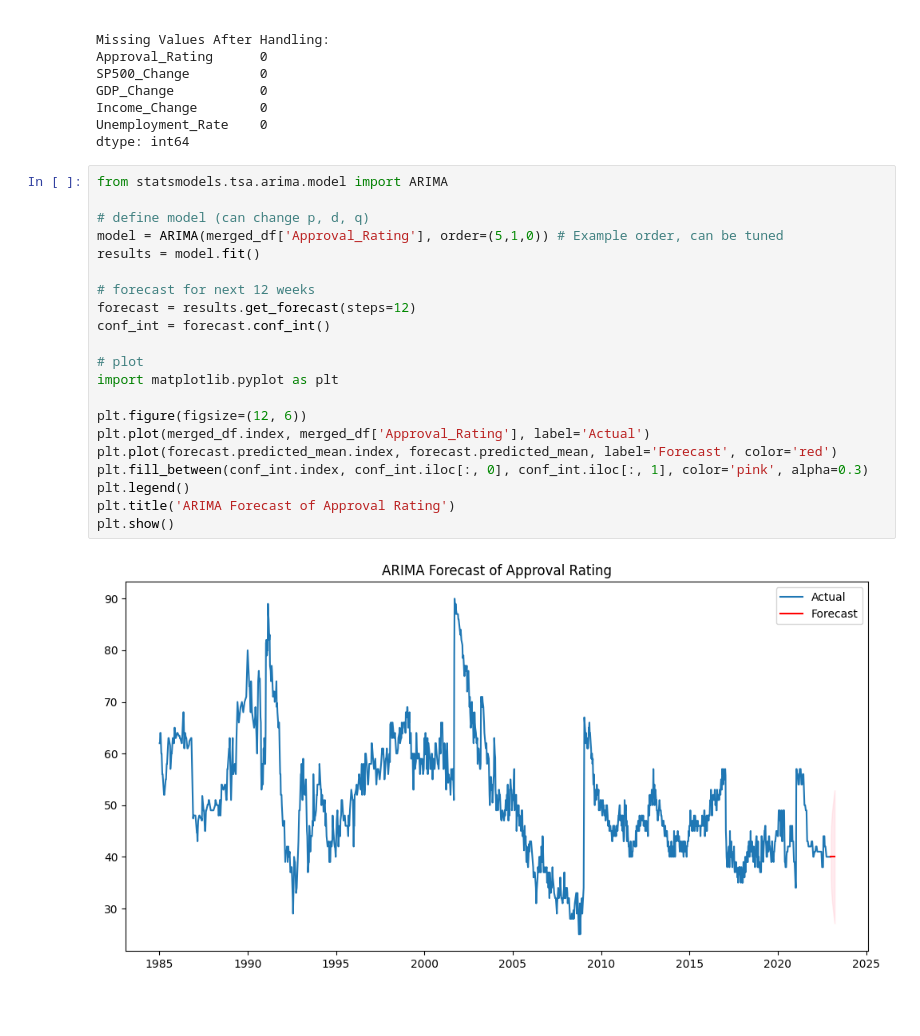
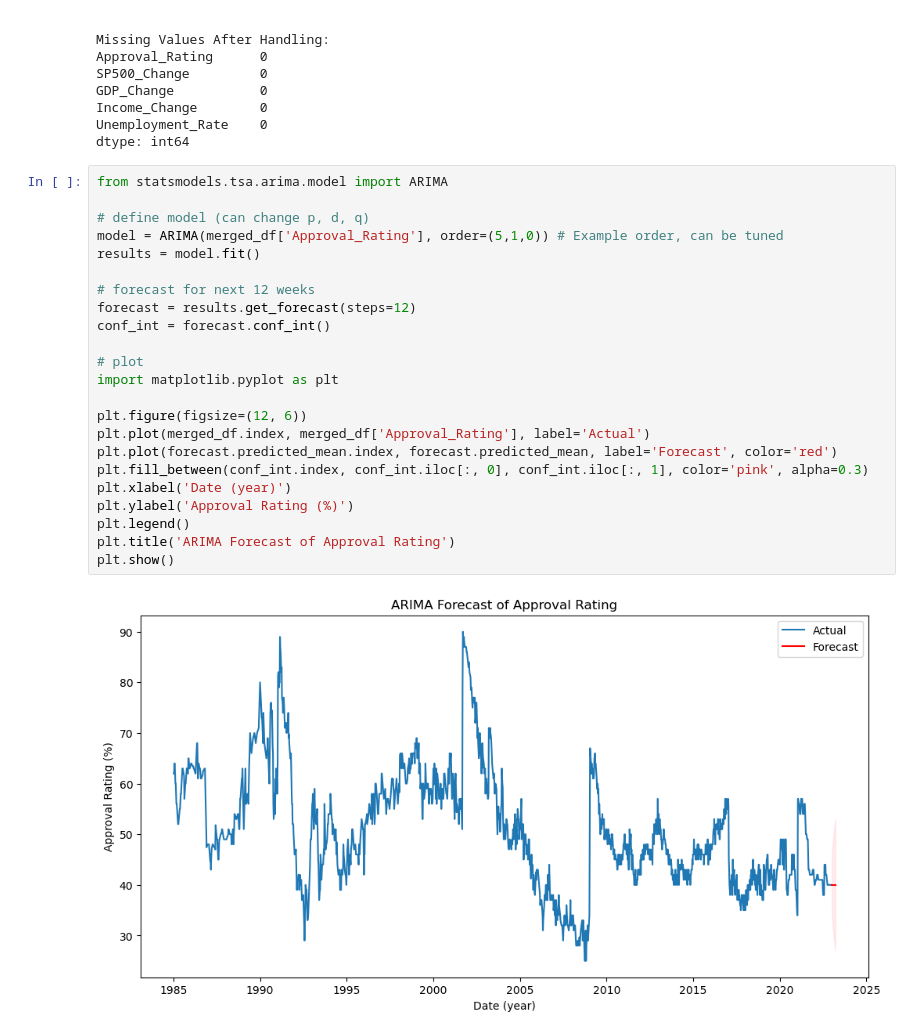
Before and after one commit to ArjunaBazaz/Presidential_Approval_Rating_Prediction, a Jupyter notebook: SCRIPTS/4_time_series_analysis.ipynb, the cells around one changed output. Saved outputs shown, nothing was run; the diff lists cells and outputs as text; blank space fills up the shorter version.

```diff
--- a/SCRIPTS/4_time_series_analysis.ipynb
+++ b/SCRIPTS/4_time_series_analysis.ipynb
@@ -196,26 +198,28 @@ dtype: int64
 # %%
 from statsmodels.tsa.arima.model import ARIMA
 
 # define model (can change p, d, q)
 model = ARIMA(merged_df['Approval_Rating'], order=(5,1,0)) # Example order, can be tuned
 results = model.fit()
 
 # forecast for next 12 weeks
 forecast = results.get_forecast(steps=12)
 conf_int = forecast.conf_int()
 
 # plot
 import matplotlib.pyplot as plt
 
 plt.figure(figsize=(12, 6))
 plt.plot(merged_df.index, merged_df['Approval_Rating'], label='Actual')
 plt.plot(forecast.predicted_mean.index, forecast.predicted_mean, label='Forecast', color='red')
 plt.fill_between(conf_int.index, conf_int.iloc[:, 0], conf_int.iloc[:, 1], color='pink', alpha=0.3)
+plt.xlabel('Date (year)')
+plt.ylabel('Approval Rating (%)')
 plt.legend()
 plt.title('ARIMA Forecast of Approval Rating')
 plt.show()
 # %% [output]
-[figure, old version]
+[figure, new version]
 # %%
 #residuals = difference between actual and predicted values
 residuals = results.resid
```
Also changed, not shown: parts of 8 cells of this notebook, 5 other files.
